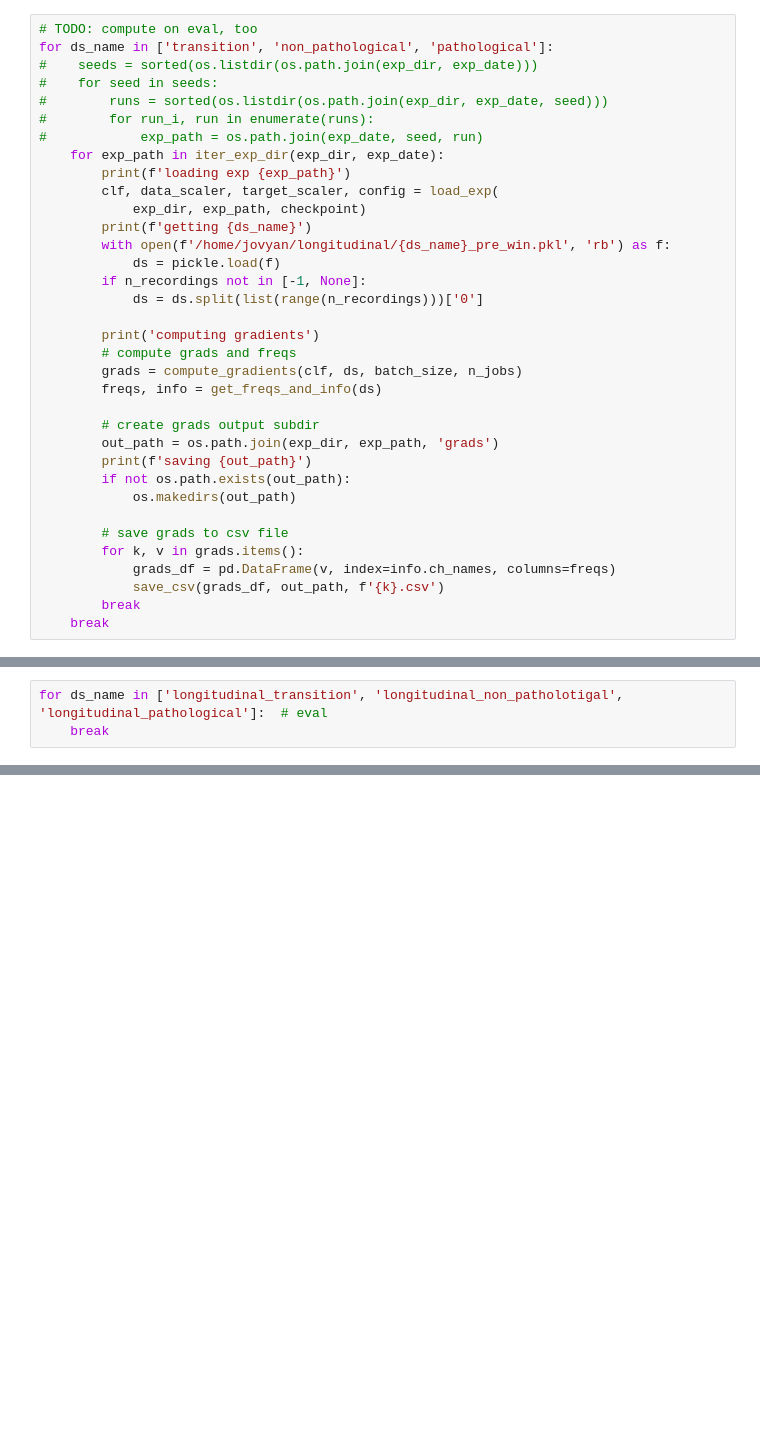
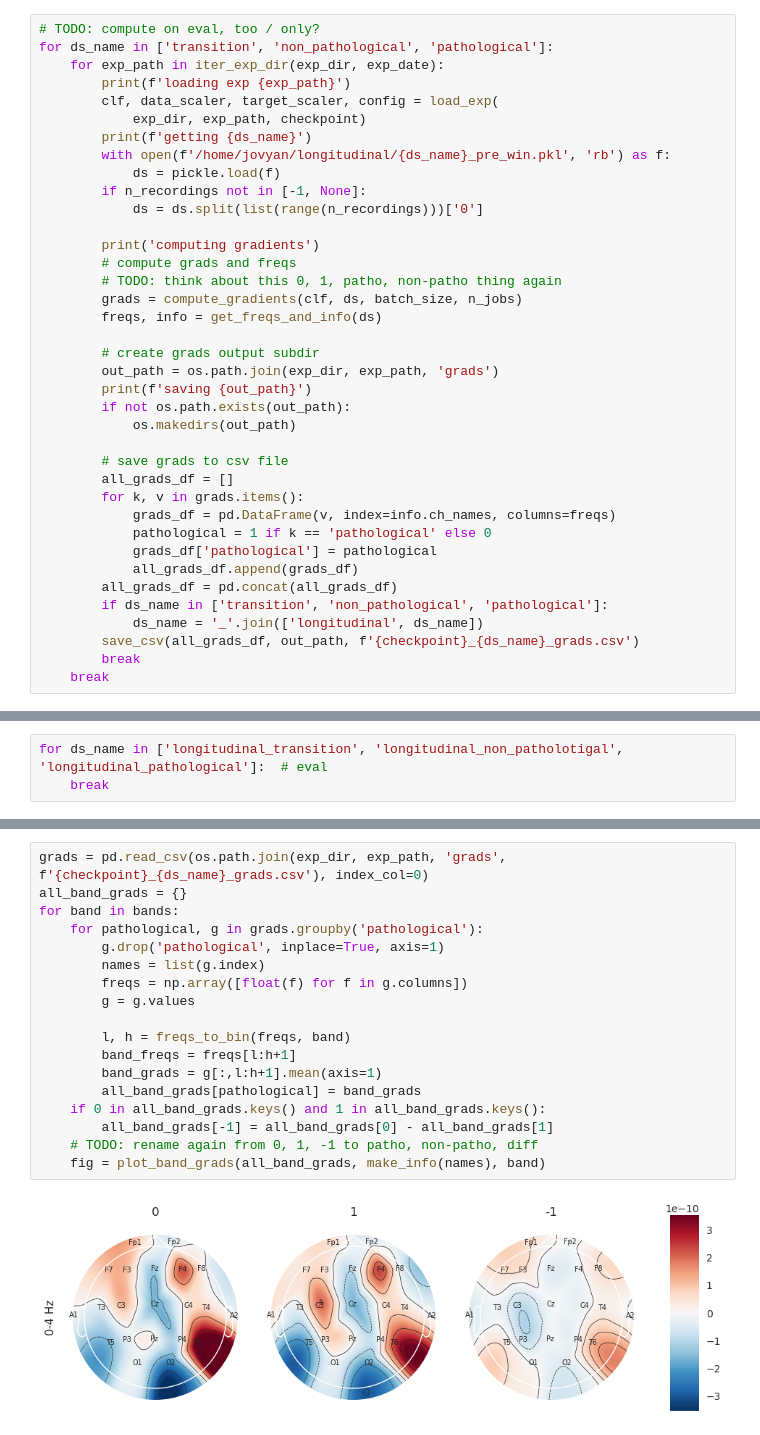
Before and after one commit to gemeinl/eeg-brain-age, a Jupyter notebook: amplitude_gradients.ipynb, the cells around one changed output, grey strips where cells are left out. Drawn from its saved outputs; the diff is of its cells as text; blank space fills up the shorter version.

```diff
--- a/amplitude_gradients.ipynb
+++ b/amplitude_gradients.ipynb
@@ -44,13 +45,8 @@ TODO: append to main script?
 # %% [raw]
 TODO: rename to train_end_longitudinal_transition_pathological_grads.csv
 # %%
-# TODO: compute on eval, too
+# TODO: compute on eval, too / only?
 for ds_name in ['transition', 'non_pathological', 'pathological']:
-#    seeds = sorted(os.listdir(os.path.join(exp_dir, exp_date)))
-#    for seed in seeds:
-#        runs = sorted(os.listdir(os.path.join(exp_dir, exp_date, seed)))
-#        for run_i, run in enumerate(runs):
-#            exp_path = os.path.join(exp_date, seed, run)
     for exp_path in iter_exp_dir(exp_dir, exp_date):
         print(f'loading exp {exp_path}')
         clf, data_scaler, target_scaler, config = load_exp(
@@ -63,6 +59,7 @@ for ds_name in ['transition', 'non_pathological', 'pathological']:
 
         print('computing gradients')
         # compute grads and freqs
+        # TODO: think about this 0, 1, patho, non-patho thing again
         grads = compute_gradients(clf, ds, batch_size, n_jobs)
         freqs, info = get_freqs_and_info(ds)
 
@@ -73,9 +70,16 @@ for ds_name in ['transition', 'non_pathological', 'pathological']:
             os.makedirs(out_path)
 
         # save grads to csv file
+        all_grads_df = []
         for k, v in grads.items():
             grads_df = pd.DataFrame(v, index=info.ch_names, columns=freqs)
-            save_csv(grads_df, out_path, f'{k}.csv')
+            pathological = 1 if k == 'pathological' else 0
+            grads_df['pathological'] = pathological
+            all_grads_df.append(grads_df)
+        all_grads_df = pd.concat(all_grads_df)
+        if ds_name in ['transition', 'non_pathological', 'pathological']:
+            ds_name = '_'.join(['longitudinal', ds_name])
+        save_csv(all_grads_df, out_path, f'{checkpoint}_{ds_name}_grads.csv')
         break
     break
 # %% [output]
@@ -116,0 +138,20 @@ save = False
+# %%
+grads = pd.read_csv(os.path.join(exp_dir, exp_path, 'grads', f'{checkpoint}_{ds_name}_grads.csv'), index_col=0)
+all_band_grads = {}
+for band in bands:
+    for pathological, g in grads.groupby('pathological'):
+        g.drop('pathological', inplace=True, axis=1)
+        names = list(g.index)
+        freqs = np.array([float(f) for f in g.columns])
+        g = g.values
+
+        l, h = freqs_to_bin(freqs, band)
+        band_freqs = freqs[l:h+1]
+        band_grads = g[:,l:h+1].mean(axis=1)
+        all_band_grads[pathological] = band_grads
+    if 0 in all_band_grads.keys() and 1 in all_band_grads.keys():
+        all_band_grads[-1] = all_band_grads[0] - all_band_grads[1]
+    # TODO: rename again from 0, 1, -1 to patho, non-patho, diff
+    fig = plot_band_grads(all_band_grads, make_info(names), band)
+# %% [output]
+[figure, added]
```
Also changed, not shown: parts of 15 cells of this notebook, 4 other files.
